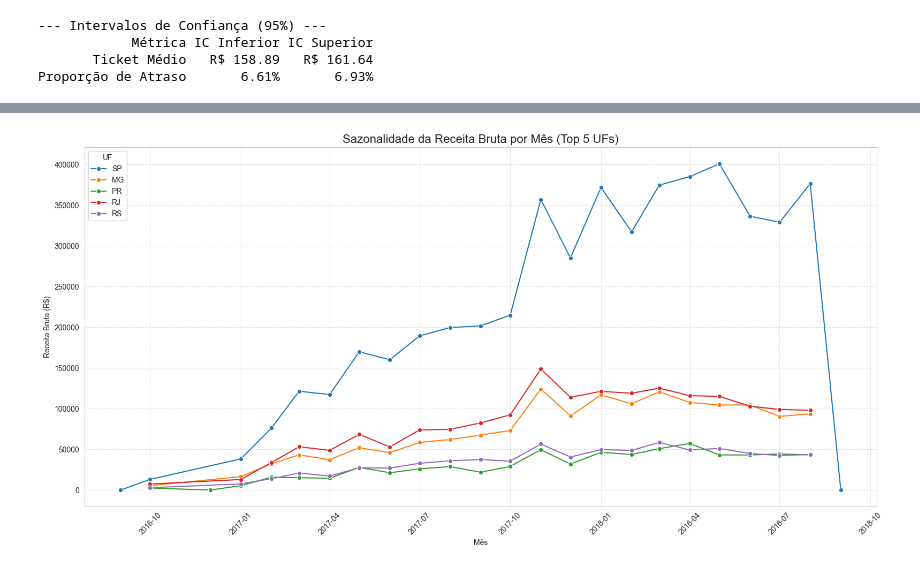
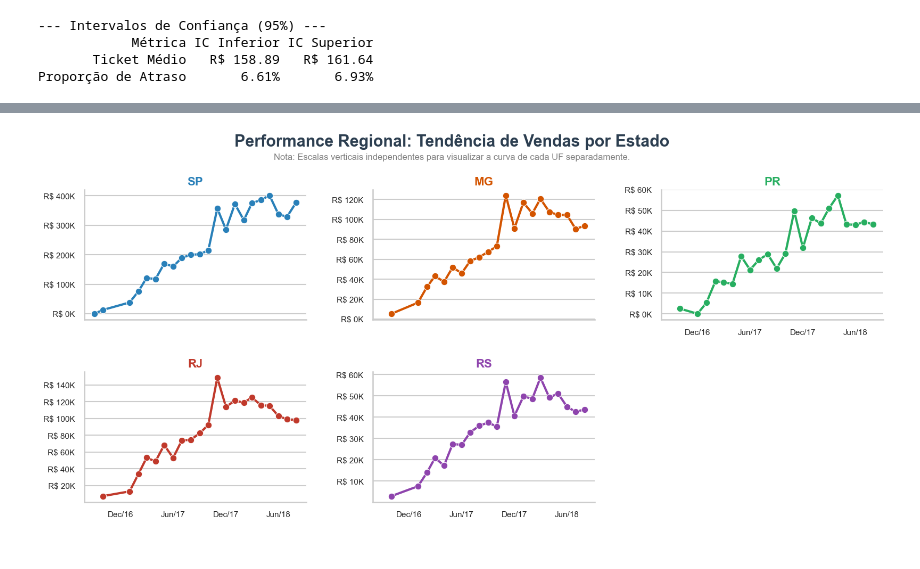
Before and after one commit to ManueleMacedo/analise-ecommerce-olist, a Jupyter notebook: Analise_Olist_Principal.ipynb, the cells around one changed output, grey strips where cells are left out. Cells and saved outputs as stored; diff of their text form; code cells hidden in the pictures.

Commit message:
atualização final (espero)

```diff
--- a/Analise_Olist_Principal.ipynb
+++ b/Analise_Olist_Principal.ipynb
@@ -730,42 +875,78 @@ Análise de Elasticidade por Categoria Concluída.
 # %%
-# CÉLULA 28: SAZONALIDADE GEOGRÁFICA (UF/REGIÃO)
-print("\n--- CÉLULA 28: Análise de Sazonalidade Geográfica ---")
+# CÉLULA 28: SAZONALIDADE (SMALL MULTIPLES - VERSÃO FINAL CORRIGIDA)
+import pandas as pd
+import seaborn as sns
+import matplotlib.pyplot as plt
+import matplotlib.ticker as mtick
+import matplotlib.dates as mdates
 
-# 1. Preparação da Série Temporal por UF
-# Cria coluna de Mês/Ano para agrupamento
+# --- 1. LIMPEZA DE DADOS ---
+# Recalcula para garantir que as variáveis existem
 df_base['Ano_Mes'] = df_base['Data_Compra'].dt.to_period('M')
-
-# Agrupa a Receita Bruta por Mês/Ano e UF
 sazonalidade_uf = df_base.groupby(['Ano_Mes', 'UF_Cliente'])['Receita_Bruta'].sum().reset_index()
 
-# 2. Identificar as Top 5 UFs por Receita Bruta Total
+# Filtrar Top 5
 top_ufs = df_base.groupby('UF_Cliente')['Receita_Bruta'].sum().nlargest(5).index.tolist()
+df_plot = sazonalidade_uf[sazonalidade_uf['UF_Cliente'].isin(top_ufs)].copy()
+df_plot['Data_Plot'] = df_plot['Ano_Mes'].dt.to_timestamp()
 
-# 3. Filtrar a série temporal para as Top 5 UFs
-sazonalidade_top5 = sazonalidade_uf[sazonalidade_uf['UF_Cliente'].isin(top_ufs)].copy()
+# Remove o último mês incompleto
+ultimo_mes_real = df_plot['Data_Plot'].max()
+df_plot = df_plot[df_plot['Data_Plot'] < ultimo_mes_real]
 
-# Converte Ano_Mes para datetime para plotagem (seaborn funciona melhor com timestamp)
-sazonalidade_top5['Data_Plot'] = sazonalidade_top5['Ano_Mes'].dt.to_timestamp()
+# --- 2. CONFIGURAÇÃO VISUAL ---
+sns.set_style("whitegrid")
 
-# 4. Plotagem da Sazonalidade por UF (Série Temporal)
-plt.figure(figsize=(16, 8))
-sns.lineplot(
-    data=sazonalidade_top5,
+g = sns.relplot(
+    data=df_plot,
     x='Data_Plot',
     y='Receita_Bruta',
-    hue='UF_Cliente', # Separa as linhas por UF
+    col='UF_Cliente',
+    col_wrap=3,
+    kind='line',
+    height=4,
+    aspect=1.4,
+    linewidth=3,
     marker='o',
-    dashes=False
+    facet_kws={'sharey': False}
 )
 
-plt.title('Sazonalidade da Receita Bruta por Mês (Top 5 UFs)', fontsize=16)
-plt.xlabel('Mês')
-plt.ylabel('Receita Bruta (R$)')
-plt.legend(title='UF', loc='upper left')
-plt.grid(True, linestyle='--', alpha=0.6)
-plt.ticklabel_format(style='plain', axis='y') # Evita notação científica no eixo Y
-plt.xticks(rotation=45)
-plt.tight_layout()
+# --- 3. CUSTOMIZAÇÃO ---
+cores_map = {'SP': '#2980b9', 'RJ': '#c0392b', 'MG': '#d35400', 'RS': '#8e44ad', 'PR': '#27ae60'}
+
+for ax in g.axes.flat:
+    # Títulos
+    titulo_atual = ax.get_title()
+    uf_nome = titulo_atual.split('=')[-1].strip()
+    ax.set_title(f"{uf_nome}", fontsize=16, fontweight='bold', color=cores_map.get(uf_nome, 'black'))
+
+    # Cores
+    if ax.lines:
+        line = ax.lines[0]
+        line.set_color(cores_map.get(uf_nome, 'black'))
+
+    # Eixos
+    ax.yaxis.set_major_formatter(mtick.FuncFormatter(lambda x, p: f'R$ {x/1000:.0f}K'))
+    ax.xaxis.set_major_locator(mdates.MonthLocator(interval=6))
+    ax.xaxis.set_major_formatter(mdates.DateFormatter('%b/%y'))
+
+    ax.tick_params(axis='both', which='major', labelsize=11)
+
+    # --- CORREÇÃO DO ERRO AQUI ---
+    # Removemos 'b=False' e usamos o método direto do eixo X
+    ax.xaxis.grid(False)
+
+# --- 4. AJUSTES FINAIS ---
+g.fig.subplots_adjust(top=0.85, hspace=0.4, wspace=0.3)
+
+g.fig.suptitle("Performance Regional: Tendência de Vendas por Estado",
+               fontsize=22, fontweight='bold', y=0.98, color='#2c3e50')
+
+g.fig.text(0.5, 0.92,
+           "Nota: Escalas verticais independentes para visualizar a curva de cada UF separadamente.",
+           ha='center', fontsize=12, color='gray')
+
+g.set_axis_labels("", "")
+
 plt.show()
-print("Análise de Sazonalidade Geográfica (Top 5 UFs) concluída.")
 # %% [output]
@@ -773 +953 @@ print("Análise de Sazonalidade Geográfica (Top 5 UFs) concluída.")
-[figure, old version]
+[figure, new version]
```
Also changed, not shown: parts of 11 cells of this notebook.
